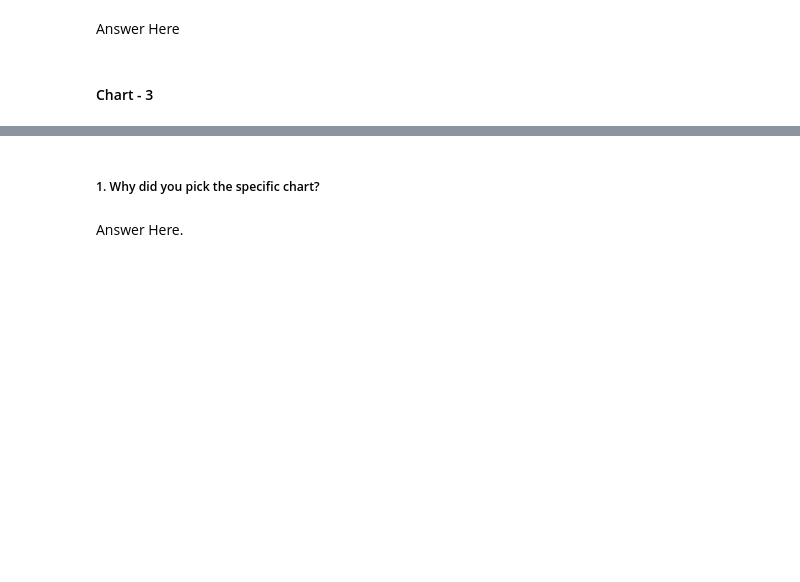
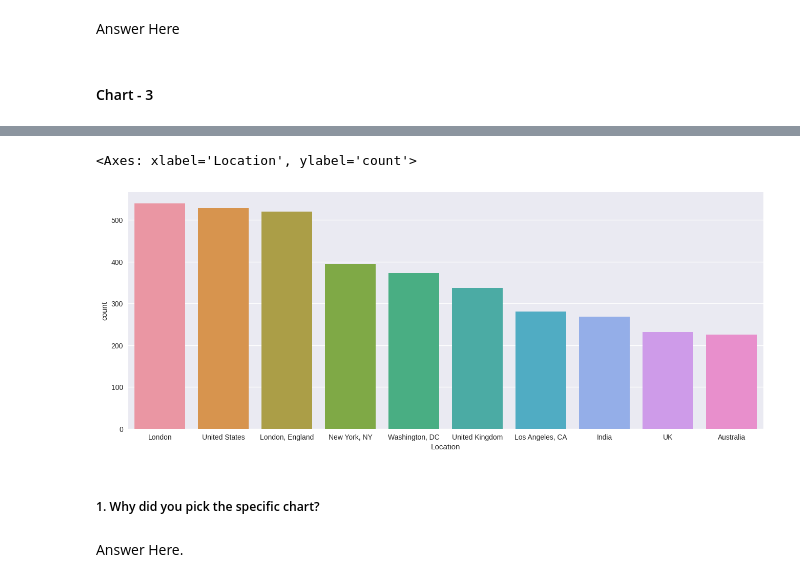
Before and after one commit to Vibhuguptampi/Coronavirus-Tweet-Sentiment-Analysis, a Jupyter notebook: Coronavirus_Tweet_Sentiment_Analysis.ipynb, the cells around one changed output, grey strips where cells are left out. Cells and saved outputs as stored; diff of their text form; code cells hidden in the pictures; blank space fills up the shorter version.

```diff
--- a/Coronavirus_Tweet_Sentiment_Analysis.ipynb
+++ b/Coronavirus_Tweet_Sentiment_Analysis.ipynb
@@ -416,3 +429,5 @@ Answer Here
 #### Chart - 3
 # %%
 # Chart - 3 visualization code
+location_top10 = df['Location'].value_counts().sort_values(ascending=False)[:10]
+location_top10
@@ -419,3 +446,9 @@ Answer Here
+# %%
+plt.figure(figsize=(16,6))
+sns.countplot(data=df[df['Location'].isin(location_top10.index)], x='Location',order=location_top10.index)
+# %% [output]
+<Axes: xlabel='Location', ylabel='count'>
+[figure, added]
 # %% [markdown]
 ##### 1. Why did you pick the specific chart?
 # %% [markdown]
```
Also changed, not shown: parts of 5 cells of this notebook.
